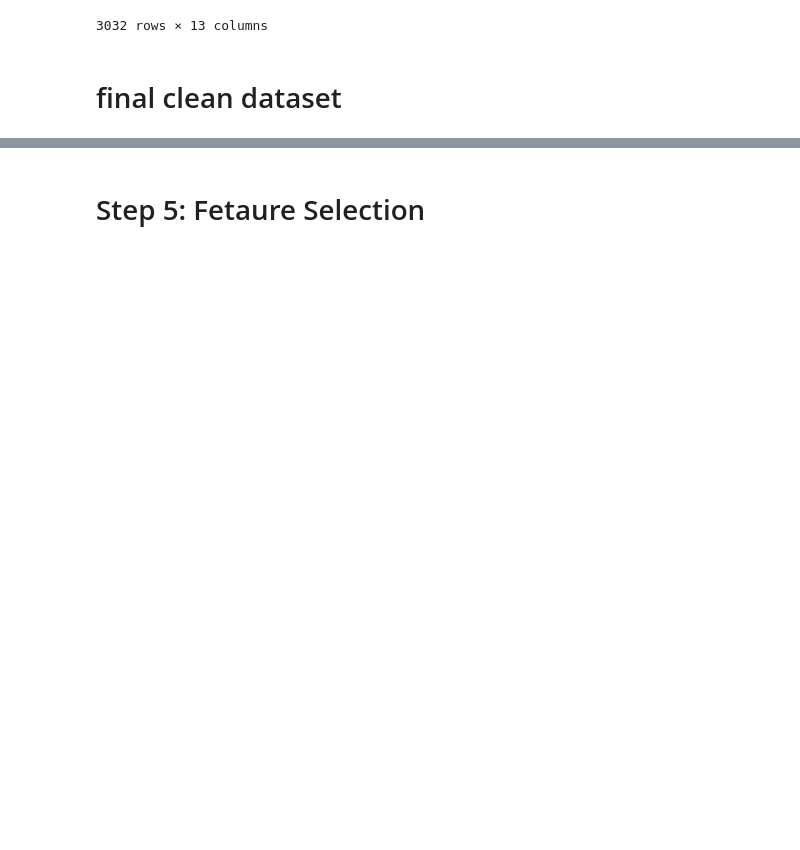
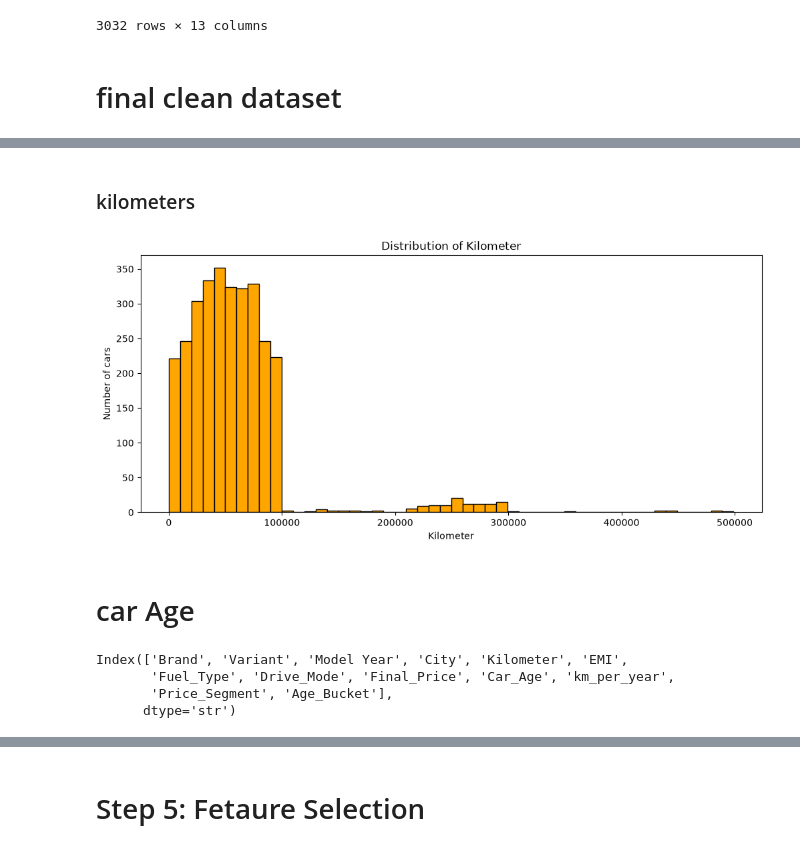
Before and after one commit to shri50/car_ml, a Jupyter notebook: data_Science_project.ipynb, the cells around one changed output, grey strips where cells are left out. Saved outputs shown, nothing was run; the diff lists cells and outputs as text; code cells hidden in the pictures; blank space fills up the shorter version.

```diff
--- a/data_Science_project.ipynb
+++ b/data_Science_project.ipynb
@@ -760,0 +787,22 @@ df.to_csv(r"data/clean/car_clean.csv")
+# %% [markdown]
+### kilometers
+# %%
+import matplotlib.pyplot as plt
+import seaborn as sns
+plt.figure(figsize=(12,5))
+plt.hist(df["Kilometer"], bins=50, color="Orange",edgecolor="black")
+plt.title("Distribution of Kilometer")
+plt.xlabel("Kilometer")
+plt.ylabel("Number of cars")
+plt.show()
+# %% [output]
+[figure, added]
+# %% [markdown]
+# car Age
+# %%
+df.columns
+# %% [output]
+Index(['Brand', 'Variant', 'Model Year', 'City', 'Kilometer', 'EMI',
+       'Fuel_Type', 'Drive_Mode', 'Final_Price', 'Car_Age', 'km_per_year',
+       'Price_Segment', 'Age_Bucket'],
+      dtype='str')
```
Also changed, not shown: parts of 72 cells of this notebook, 3 other files.
